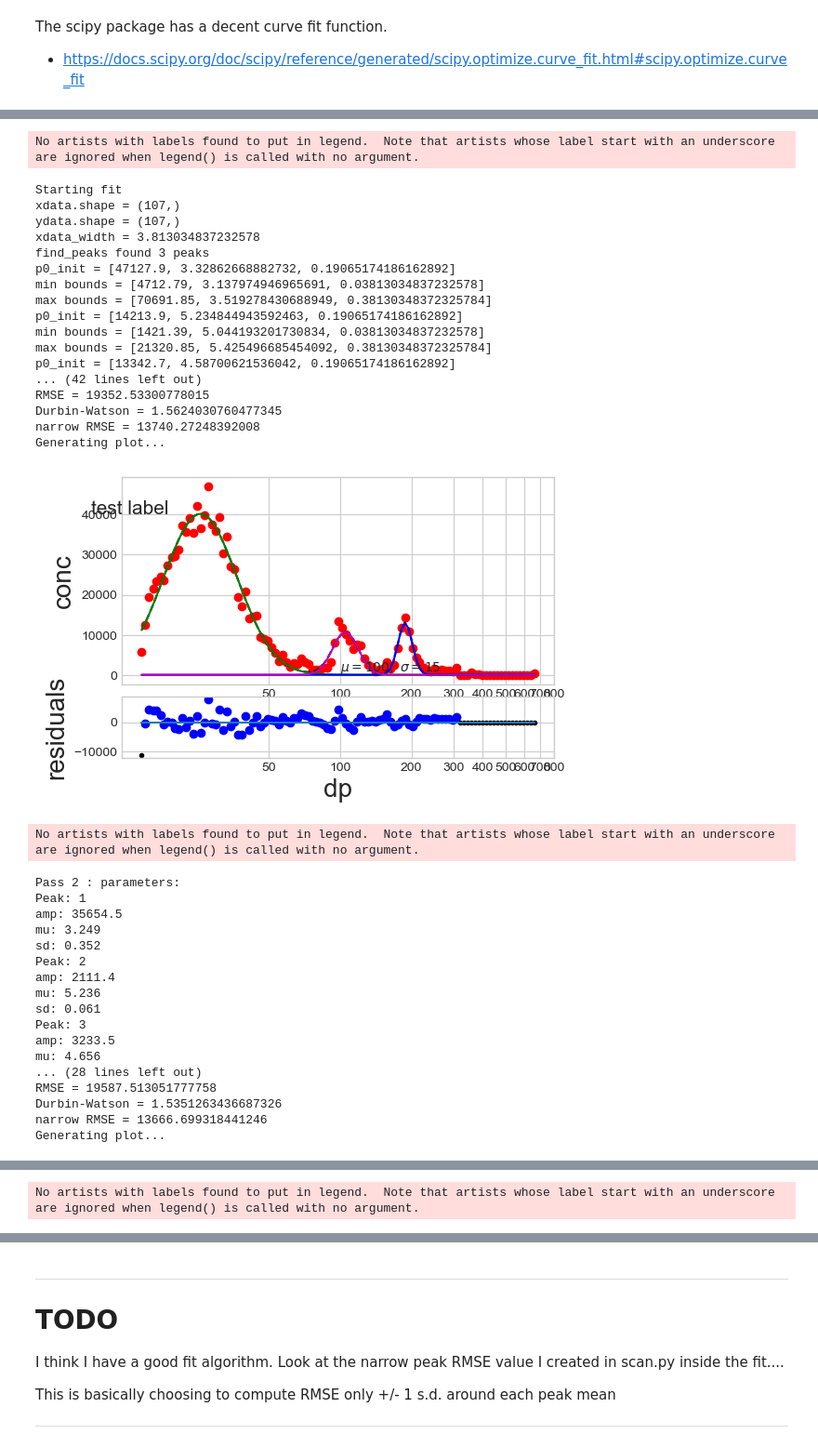
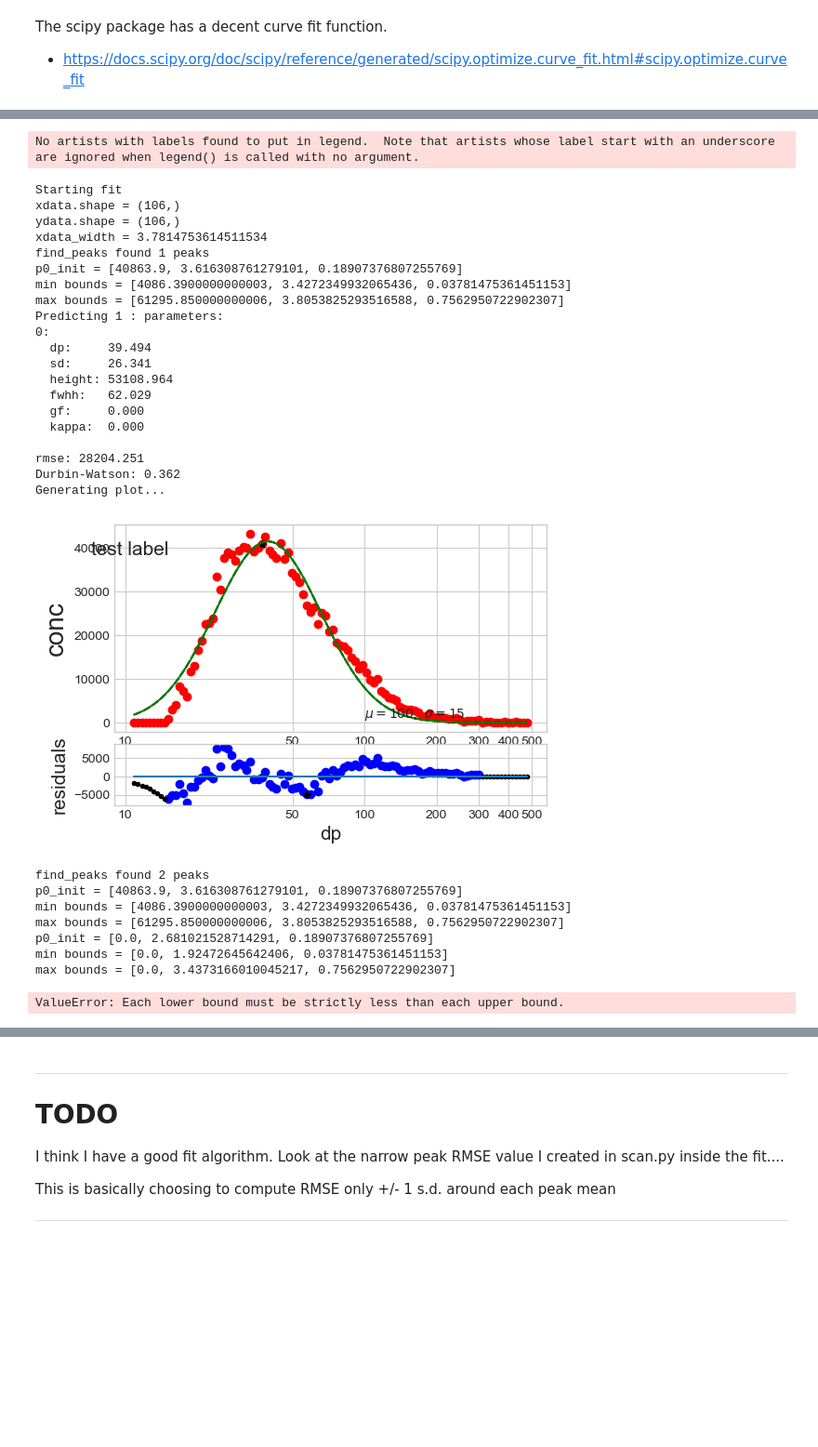
Before and after one commit to bkingcs/tdma-peak-fit, a Jupyter notebook: notebooks/curve_fit.ipynb, the cells around one changed output, grey strips where cells are left out. Shown at 93% size. Cells and saved outputs as stored; diff of their text form; code cells hidden in the pictures; blank space fills up the shorter version.

```diff
--- a/notebooks/curve_fit.ipynb
+++ b/notebooks/curve_fit.ipynb
@@ -267,5 +264,5 @@ The scipy package has a decent curve fit function.
 
 - https://docs.scipy.org/doc/scipy/reference/generated/scipy.optimize.curve_fit.html#scipy.optimize.curve_fit
 # %%
-num_peaks = 3
+num_peaks = 2
 # %%
@@ -319,44 +334,38 @@ ax.scatter(xdata[i_pk],ydata[i_pk],c='r')
 # %%
-model.current_scan.fit(num_peaks=num_peaks,verbose=True,
+from htdma_code.view.plot_utils import plot_scan_and_residuals
+
+model.current_scan.fit(num_peaks_desired=num_peaks,verbose=True,
                        plot_steps = True,
-                       ax_data=None,
-                       ax_residuals=None)
+                       plot_func=plot_scan_and_residuals)
 #plt.show()
 # %% [output]
 No artists with labels found to put in legend.  Note that artists whose label start with an underscore are ignored when legend() is called with no argument.
 Starting fit
-xdata.shape = (107,)
-ydata.shape = (107,)
-xdata_width = 3.813034837232578
-find_peaks found 3 peaks
-p0_init = [47127.9, 3.32862668882732, 0.19065174186162892]
-min bounds = [4712.79, 3.137974946965691, 0.03813034837232578]
-max bounds = [70691.85, 3.519278430688949, 0.38130348372325784]
-p0_init = [14213.9, 5.234844943592463, 0.19065174186162892]
-min bounds = [1421.39, 5.044193201730834, 0.03813034837232578]
-max bounds = [21320.85, 5.425496685454092, 0.38130348372325784]
-p0_init = [13342.7, 4.58700621536042, 0.19065174186162892]
-... (42 lines left out)
-RMSE = 19352.53300778015
-Durbin-Watson = 1.5624030760477345
-narrow RMSE = 13740.27248392008
+xdata.shape = (106,)
+ydata.shape = (106,)
+xdata_width = 3.7814753614511534
+find_peaks found 1 peaks
+p0_init = [40863.9, 3.616308761279101, 0.18907376807255769]
+min bounds = [4086.3900000000003, 3.4272349932065436, 0.03781475361451153]
+max bounds = [61295.850000000006, 3.8053825293516588, 0.7562950722902307]
+Predicting 1 : parameters:
+0:
+  dp:     39.494
+  sd:     26.341
+  height: 53108.964
+  fwhh:   62.029
+  gf:     0.000
+  kappa:  0.000
+
+rmse: 28204.251
+Durbin-Watson: 0.362
 Generating plot...
-[figure, old version]
+[figure, new version]
-No artists with labels found to put in legend.  Note that artists whose label start with an underscore are ignored when legend() is called with no argument.
+find_peaks found 2 peaks
+p0_init = [40863.9, 3.616308761279101, 0.18907376807255769]
+min bounds = [4086.3900000000003, 3.4272349932065436, 0.03781475361451153]
+max bounds = [61295.850000000006, 3.8053825293516588, 0.7562950722902307]
+p0_init = [0.0, 2.681021528714291, 0.18907376807255769]
+min bounds = [0.0, 1.92472645642406, 0.03781475361451153]
+max bounds = [0.0, 3.4373166010045217, 0.7562950722902307]
-Pass 2 : parameters:
-Peak: 1
-amp: 35654.5
-mu: 3.249
-sd: 0.352
-Peak: 2
-amp: 2111.4
-mu: 5.236
-sd: 0.061
-Peak: 3
-amp: 3233.5
-mu: 4.656
-... (28 lines left out)
-RMSE = 19587.513051777758
-Durbin-Watson = 1.5351263436687326
-narrow RMSE = 13666.699318441246
-Generating plot...
+ValueError: Each lower bound must be strictly less than each upper bound.
@@ -364 +371,0 @@ Generating plot...
-No artists with labels found to put in legend.  Note that artists whose label start with an underscore are ignored when legend() is called with no argument.
```
Also changed, not shown: parts of 22 cells of this notebook, 12 other files.
